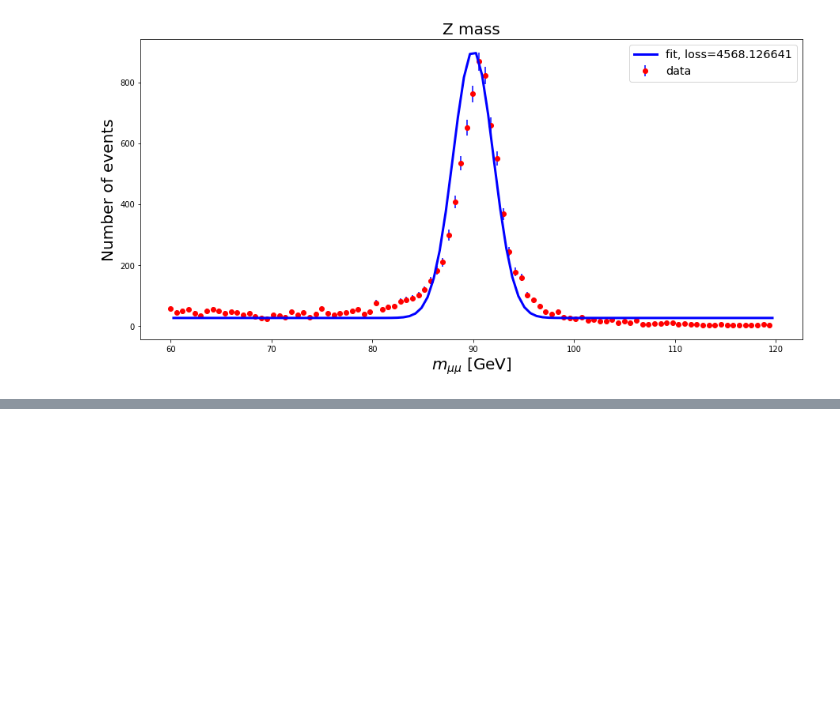
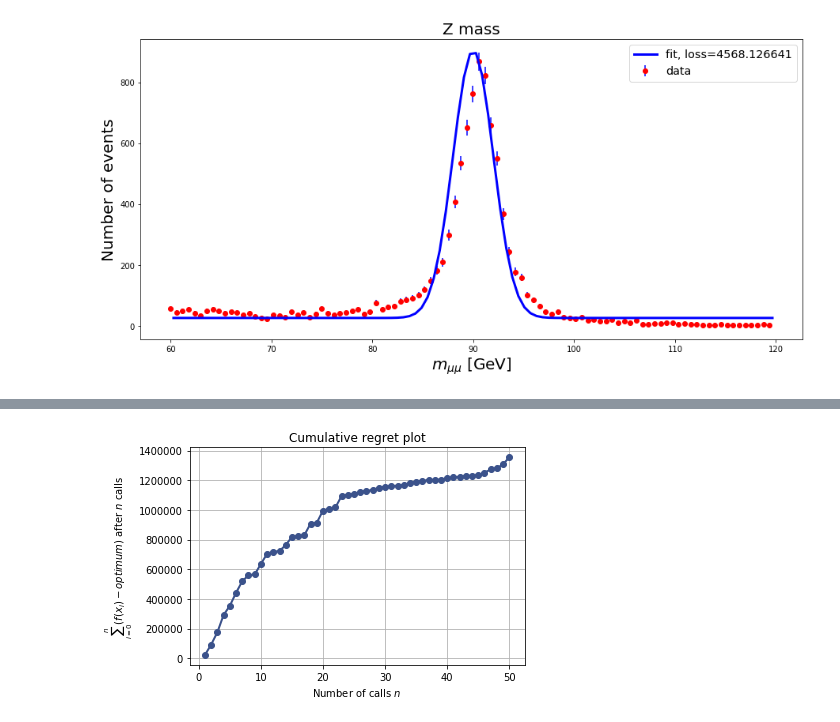
Before and after one commit to itsayushthada/Particle-Physics-Experiments, a Jupyter notebook: Z-Boson-Mass/Measurement the Z boson mass.ipynb, the cells around one changed output, grey strips where cells are left out. Saved outputs shown, nothing was run; the diff lists cells and outputs as text; code cells hidden in the pictures; blank space fills up the shorter version.

```diff
--- a/Z-Boson-Mass/Measurement the Z boson mass.ipynb
+++ b/Z-Boson-Mass/Measurement the Z boson mass.ipynb
@@ -125,0 +162,7 @@ opt = Optimizer(search_space, base_estimator="GP", acq_func="EI", acq_optimizer=
+# %%
+# Cumulative regret traces
+
+skopt.plots.plot_regret(res)
+plt.show()
+# %% [output]
+[figure, added]
```
Also changed, not shown: parts of 15 cells of this notebook.
